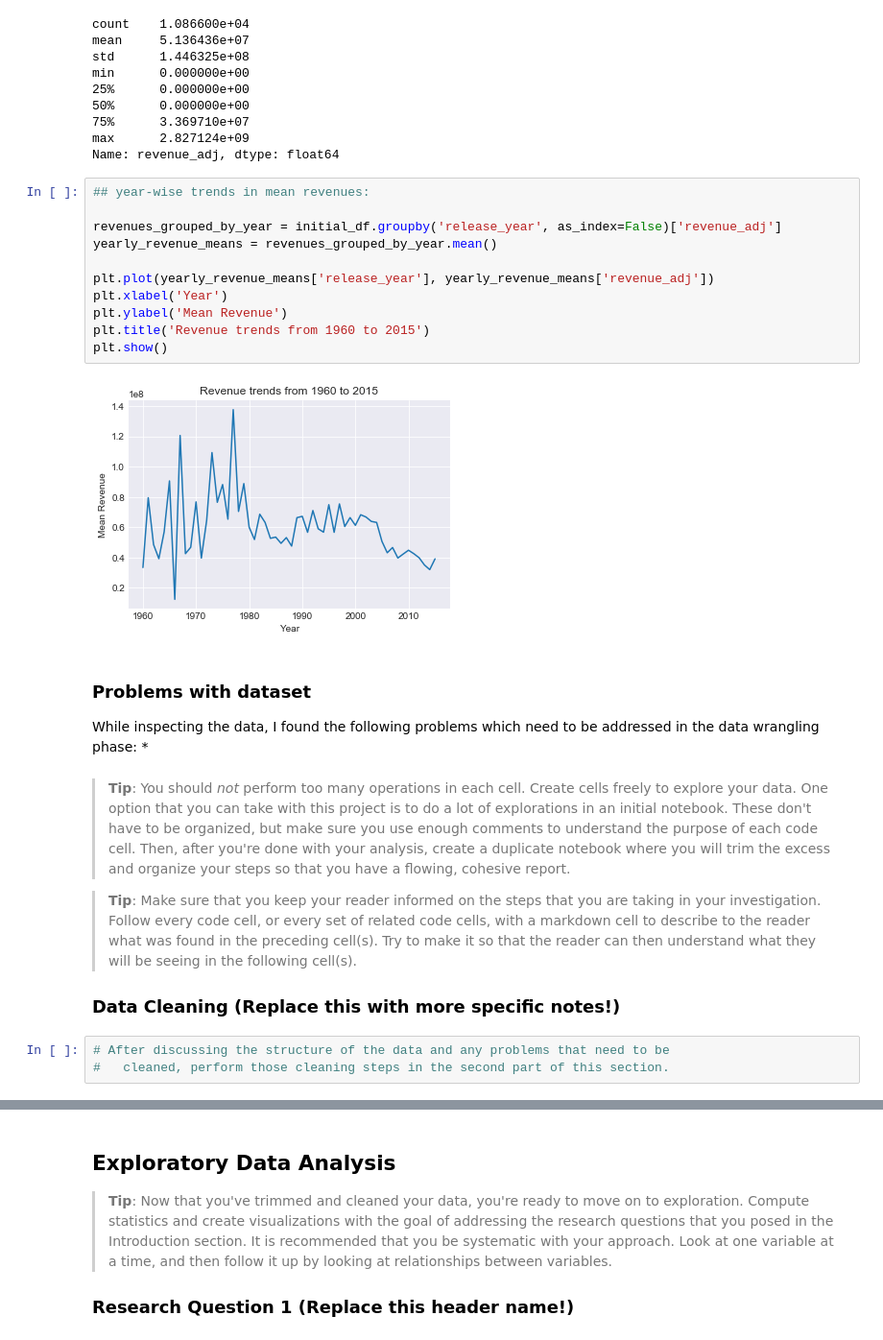
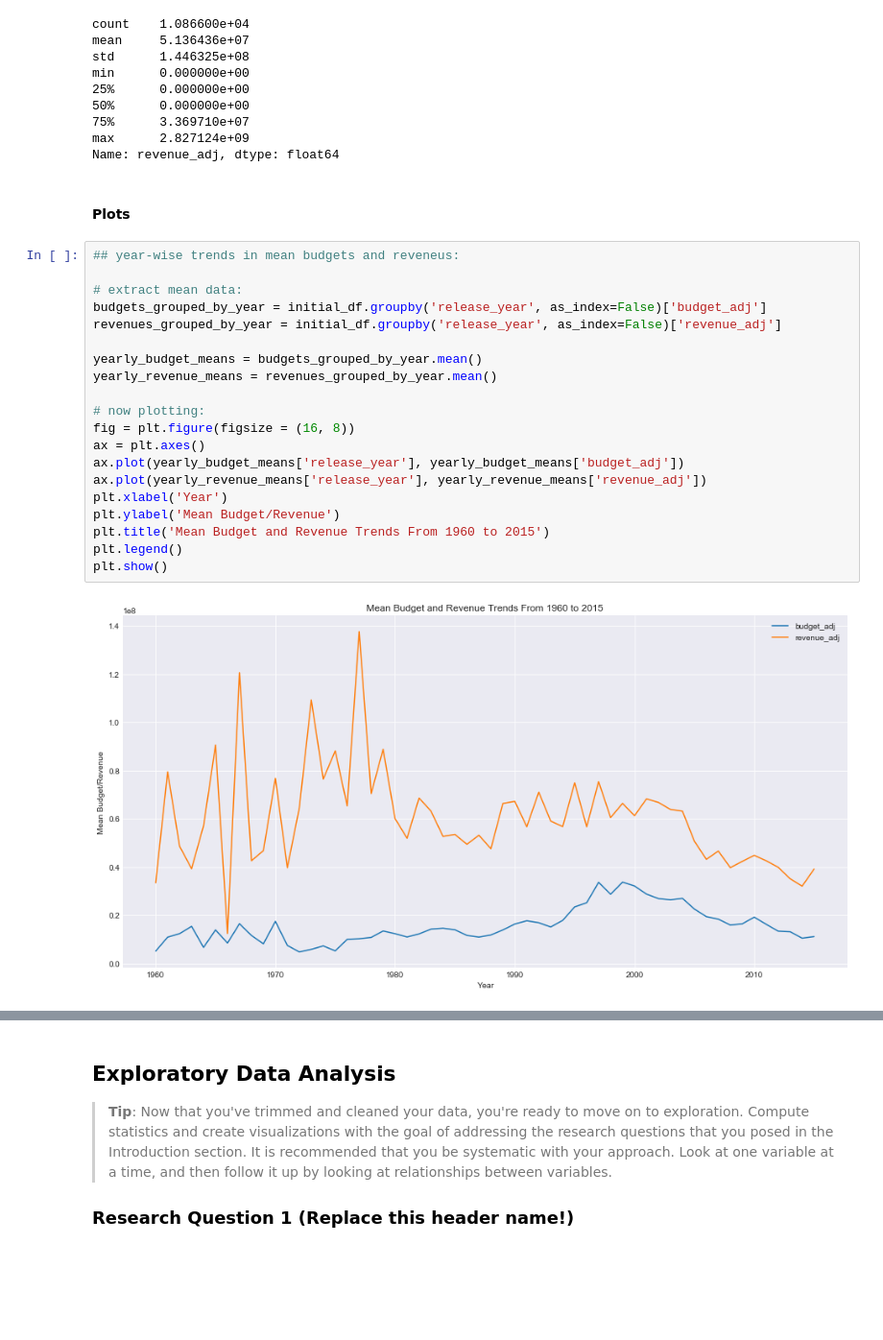
Before and after one commit to coderford/TMDb_movie_analysis, a Jupyter notebook: analysis_notebook.ipynb, the cells around one changed output, grey strips where cells are left out. Shown: that part at 96% size. Drawn from its saved outputs; the diff is of its cells as text; blank space fills up the shorter version.

Commit message:
done with data wrangling

```diff
--- a/analysis_notebook.ipynb
+++ b/analysis_notebook.ipynb
@@ -239,29 +223,27 @@ min      0.000000e+00
 75%      3.369710e+07
 max      2.827124e+09
 Name: revenue_adj, dtype: float64
+# %% [markdown]
+#### Plots
 # %%
-## year-wise trends in mean revenues:
+## year-wise trends in mean budgets and reveneus:
 
+# extract mean data:
+budgets_grouped_by_year = initial_df.groupby('release_year', as_index=False)['budget_adj']
 revenues_grouped_by_year = initial_df.groupby('release_year', as_index=False)['revenue_adj']
+
+yearly_budget_means = budgets_grouped_by_year.mean()
 yearly_revenue_means = revenues_grouped_by_year.mean()
 
-plt.plot(yearly_revenue_means['release_year'], yearly_revenue_means['revenue_adj'])
+# now plotting:
+fig = plt.figure(figsize = (16, 8))
+ax = plt.axes()
+ax.plot(yearly_budget_means['release_year'], yearly_budget_means['budget_adj'])
+ax.plot(yearly_revenue_means['release_year'], yearly_revenue_means['revenue_adj'])
 plt.xlabel('Year')
-plt.ylabel('Mean Revenue')
-plt.title('Revenue trends from 1960 to 2015')
+plt.ylabel('Mean Budget/Revenue')
+plt.title('Mean Budget and Revenue Trends From 1960 to 2015')
+plt.legend()
 plt.show()
 # %% [output]
-[figure, old version]
+[figure, new version]
-# %% [markdown]
-### Problems with dataset
-While inspecting the data, I found the following problems which need to be addressed in the data wrangling phase:
-*
-# %% [markdown]
-> **Tip**: You should _not_ perform too many operations in each cell. Create cells freely to explore your data. One option that you can take with this project is to do a lot of explorations in an initial notebook. These don't have to be organized, but make sure you use enough comments to understand the purpose of each code cell. Then, after you're done with your analysis, create a duplicate notebook where you will trim the excess and organize your steps so that you have a flowing, cohesive report.
-
-> **Tip**: Make sure that you keep your reader informed on the steps that you are taking in your investigation. Follow every code cell, or every set of related code cells, with a markdown cell to describe to the reader what was found in the preceding cell(s). Try to make it so that the reader can then understand what they will be seeing in the following cell(s).
-
-### Data Cleaning (Replace this with more specific notes!)
-# %%
-# After discussing the structure of the data and any problems that need to be
-#   cleaned, perform those cleaning steps in the second part of this section.
```
Also changed, not shown: parts of 28 cells of this notebook.
